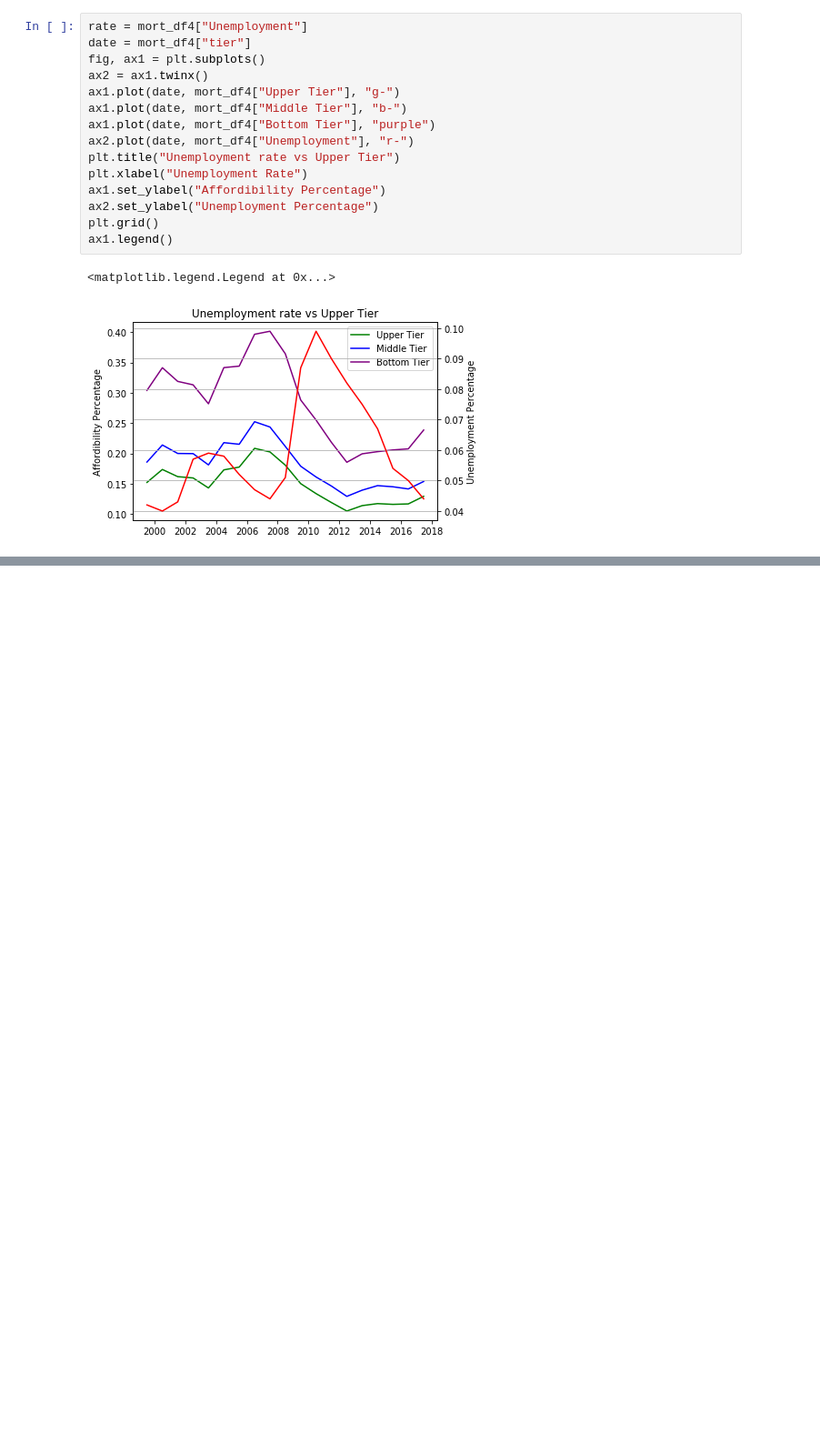
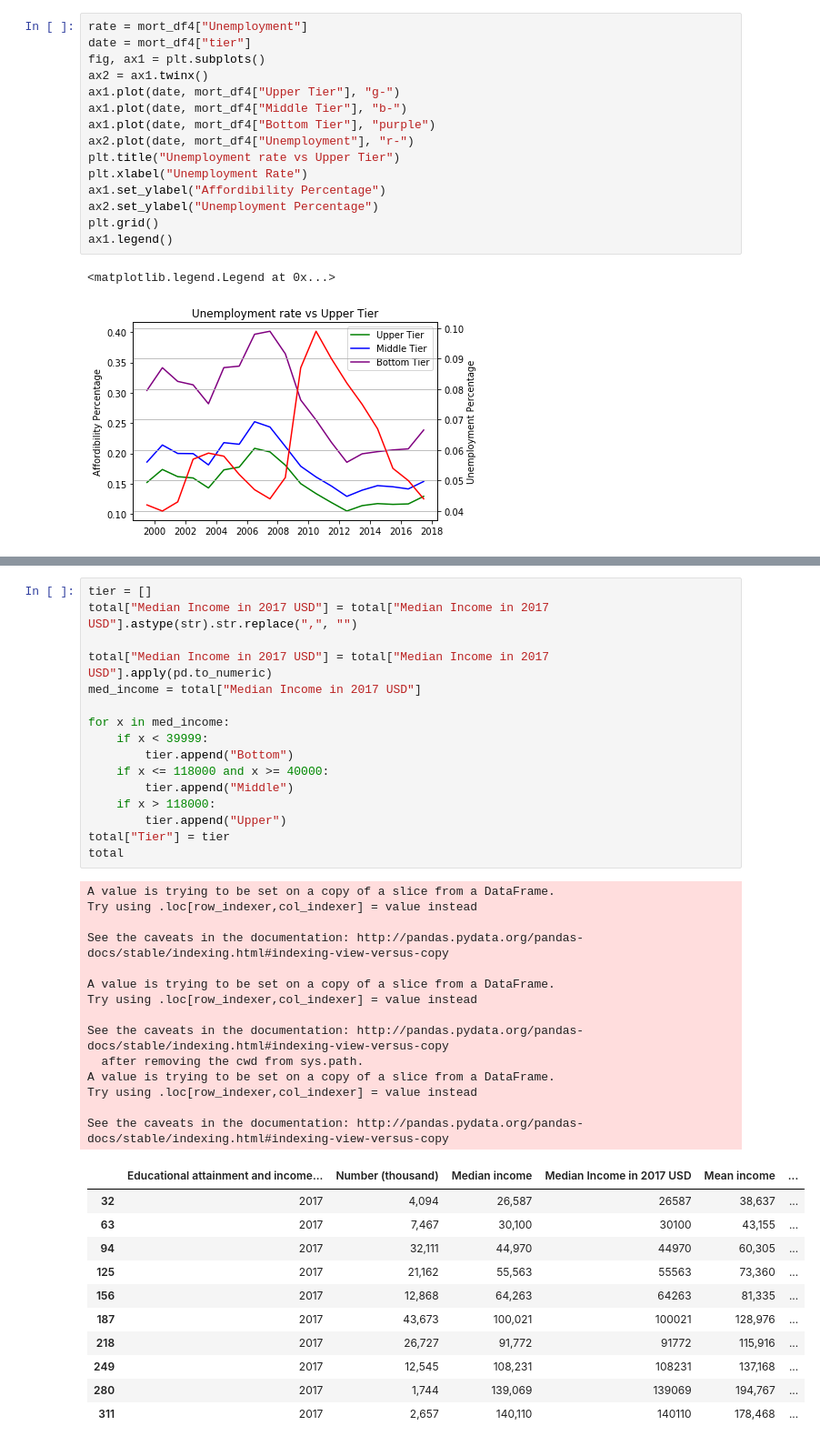
Before and after one commit to LoriHarris/Real_Estate_Affordability, a Jupyter notebook: Cleaning Labor, Income, and Education CSVs.ipynb, the cells around one changed output, grey strips where cells are left out. Shown: that part at 91% size. Saved outputs shown, nothing was run; the diff lists cells and outputs as text; blank space fills up the shorter version.

```diff
--- a/Cleaning Labor, Income, and Education CSVs.ipynb
+++ b/Cleaning Labor, Income, and Education CSVs.ipynb
@@ -217,0 +216,42 @@ ax1.legend()
+# %%
+tier = []
+total["Median Income in 2017 USD"] = total["Median Income in 2017 USD"].astype(str).str.replace(",", "")
+
+total["Median Income in 2017 USD"] = total["Median Income in 2017 USD"].apply(pd.to_numeric)
+med_income = total["Median Income in 2017 USD"]
+
+for x in med_income:
+    if x < 39999:
+        tier.append("Bottom")
+    if x <= 118000 and x >= 40000:
+        tier.append("Middle")
+    if x > 118000:
+        tier.append("Upper")
+total["Tier"] = tier
+total
+# %% [output]
+A value is trying to be set on a copy of a slice from a DataFrame.
+Try using .loc[row_indexer,col_indexer] = value instead
+
+See the caveats in the documentation: http://pandas.pydata.org/pandas-docs/stable/indexing.html#indexing-view-versus-copy
+
+A value is trying to be set on a copy of a slice from a DataFrame.
+Try using .loc[row_indexer,col_indexer] = value instead
+
+See the caveats in the documentation: http://pandas.pydata.org/pandas-docs/stable/indexing.html#indexing-view-versus-copy
+  after removing the cwd from sys.path.
+A value is trying to be set on a copy of a slice from a DataFrame.
+Try using .loc[row_indexer,col_indexer] = value instead
+
+See the caveats in the documentation: http://pandas.pydata.org/pandas-docs/stable/indexing.html#indexing-view-versus-copy
+|  | Educational attainment and income... | Number (thousand) | Median income | Median Income in 2017 USD | Mean income | ... |
+| 32 | 2017 | 4,094 | 26,587 | 26587 | 38,637 | ... |
+| 63 | 2017 | 7,467 | 30,100 | 30100 | 43,155 | ... |
+| 94 | 2017 | 32,111 | 44,970 | 44970 | 60,305 | ... |
+| 125 | 2017 | 21,162 | 55,563 | 55563 | 73,360 | ... |
+| 156 | 2017 | 12,868 | 64,263 | 64263 | 81,335 | ... |
+| 187 | 2017 | 43,673 | 100,021 | 100021 | 128,976 | ... |
+| 218 | 2017 | 26,727 | 91,772 | 91772 | 115,916 | ... |
+| 249 | 2017 | 12,545 | 108,231 | 108231 | 137,168 | ... |
+| 280 | 2017 | 1,744 | 139,069 | 139069 | 194,767 | ... |
+| 311 | 2017 | 2,657 | 140,110 | 140110 | 178,468 | ... |
```
Also changed, not shown: parts of 11 cells of this notebook.
